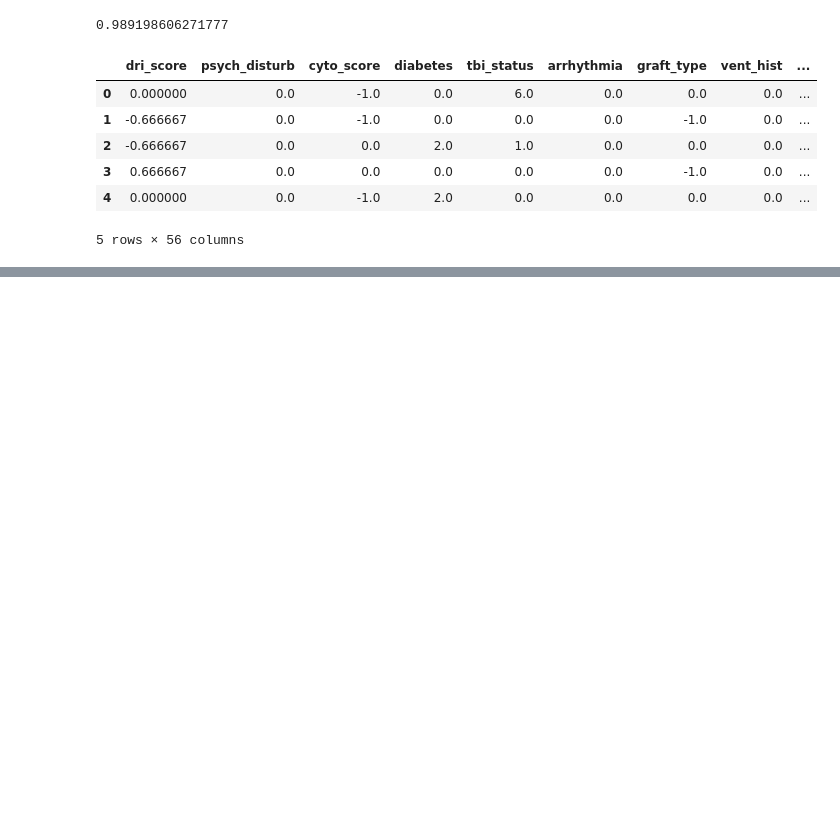
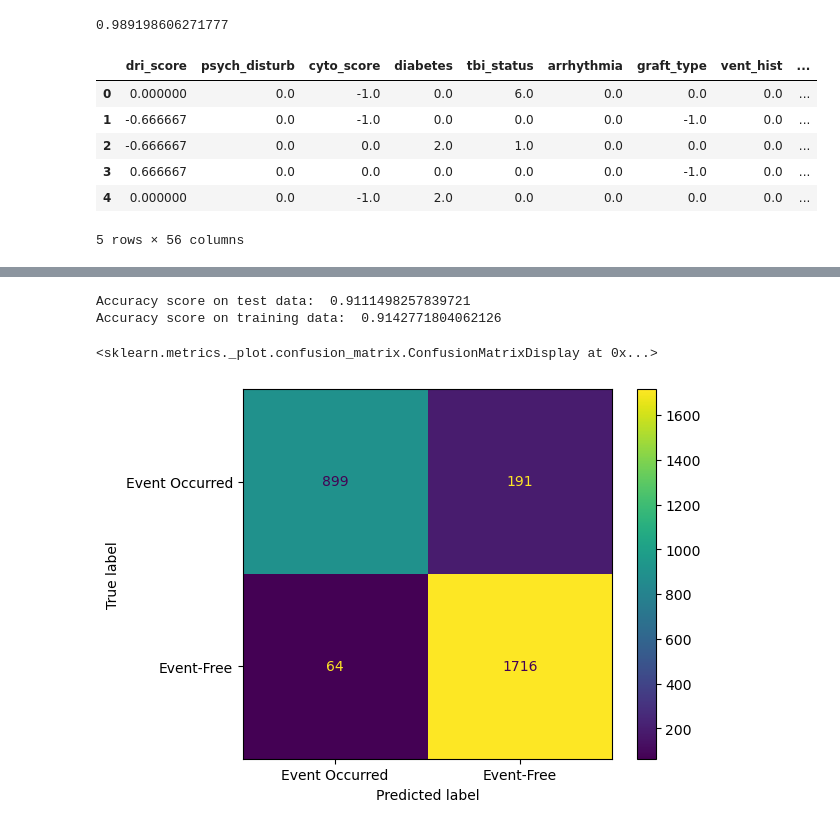
Before and after one commit to Sajan-12325/HSCT-Survival-Prediction, a Jupyter notebook: HCT.ipynb, the cells around one changed output, grey strips where cells are left out. Cells and saved outputs as stored; diff of their text form; code cells hidden in the pictures; blank space fills up the shorter version.

```diff
--- a/HCT.ipynb
+++ b/HCT.ipynb
@@ -916,3 +920,21 @@ XGBoost Accuracy: 0.925
+# %%
+y_ad_pred = abc.predict(X_test)
+
+y_train_pred = abc.predict(X_train)
+
+print("Accuracy score on test data: ", accuracy_score(y_test, y_ad_pred))
+print("Accuracy score on training data: ", accuracy_score(y_train, y_train_pred))
+# %% [output]
+Accuracy score on test data:  0.9111498257839721
+Accuracy score on training data:  0.9142771804062126
+# %%
+cm = confusion_matrix(y_test, y_ad_pred)
+
+cm_plot = ConfusionMatrixDisplay(confusion_matrix = cm, display_labels = labels)
+cm_plot.plot()
+# %% [output]
+<sklearn.metrics._plot.confusion_matrix.ConfusionMatrixDisplay at 0x...>
+[figure, added]
 # %%
 import tensorflow as tf
 import keras
```
Also changed, not shown: parts of 6 cells of this notebook.
